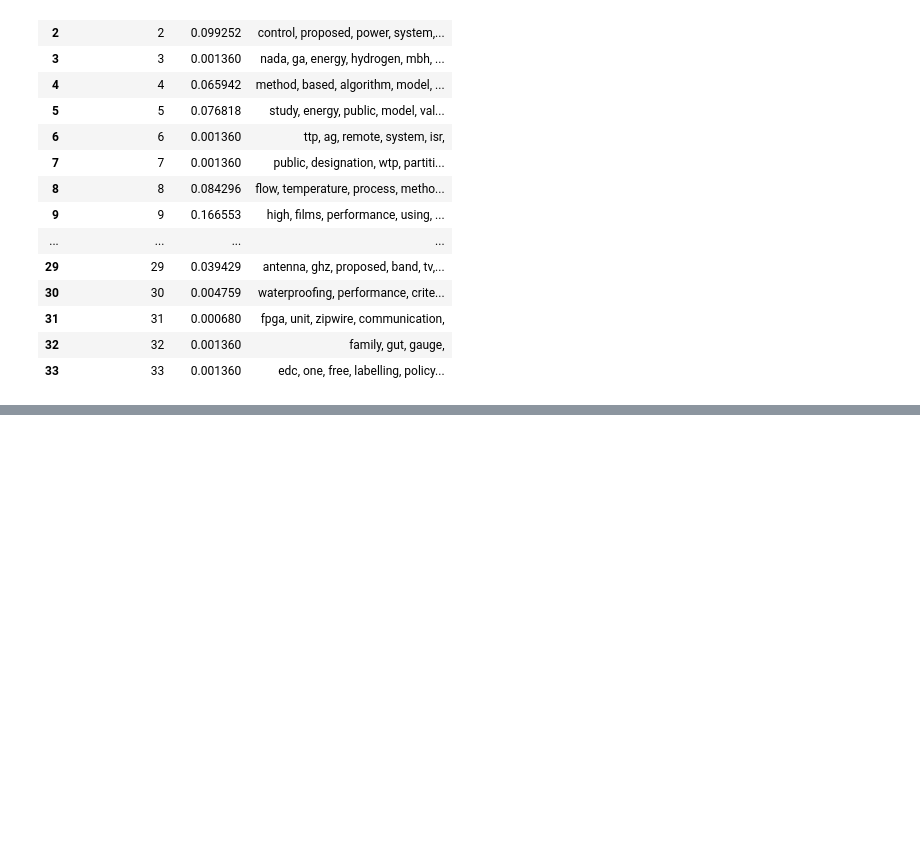
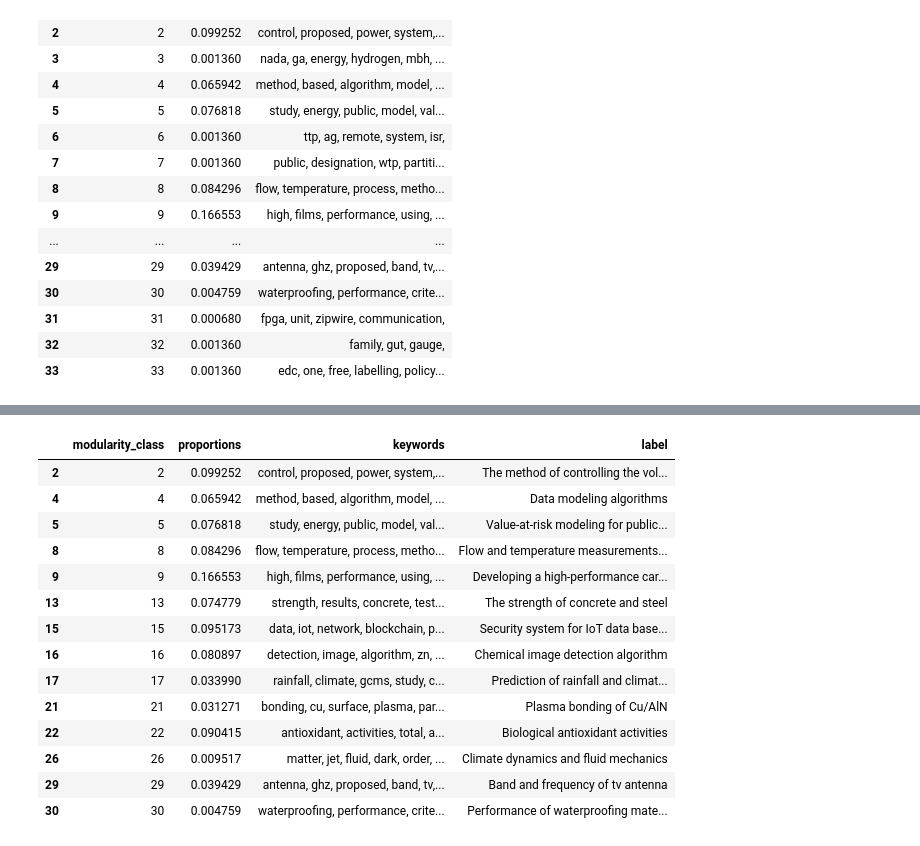
Before and after one commit to Kiminjo/Research-area-extract-from-papers, a Jupyter notebook: community_detection.ipynb, the cells around one changed output, grey strips where cells are left out. Cells and saved outputs as stored; diff of their text form; code cells hidden in the pictures; blank space fills up the shorter version.

```diff
--- a/community_detection.ipynb
+++ b/community_detection.ipynb
@@ -156,2 +184,22 @@ keywords_df
 # %%
 keywords_df.to_csv('community_info.csv', encoding='utf-8')
+# %%
+keywords_df_labeled = keywords_df[(keywords_df.label != 'None')]
+# %%
+keywords_df_labeled
+# %% [output]
+|  | modularity_class | proportions | keywords | label |
+| 2 | 2 | 0.099252 | control, proposed, power, system,... | The method of controlling the vol... |
+| 4 | 4 | 0.065942 | method, based, algorithm, model, ... | Data modeling algorithms |
+| 5 | 5 | 0.076818 | study, energy, public, model, val... | Value-at-risk modeling for public... |
+| 8 | 8 | 0.084296 | flow, temperature, process, metho... | Flow and temperature measurements... |
+| 9 | 9 | 0.166553 | high, films, performance, using, ... | Developing a high-performance car... |
+| 13 | 13 | 0.074779 | strength, results, concrete, test... | The strength of concrete and steel |
+| 15 | 15 | 0.095173 | data, iot, network, blockchain, p... | Security system for IoT data base... |
+| 16 | 16 | 0.080897 | detection, image, algorithm, zn, ... | Chemical image detection algorithm |
+| 17 | 17 | 0.033990 | rainfall, climate, gcms, study, c... | Prediction of rainfall and climat... |
+| 21 | 21 | 0.031271 | bonding, cu, surface, plasma, par... | Plasma bonding of Cu/AlN |
+| 22 | 22 | 0.090415 | antioxidant, activities, total, a... | Biological antioxidant activities |
+| 26 | 26 | 0.009517 | matter, jet, fluid, dark, order, ... | Climate dynamics and fluid mechanics |
+| 29 | 29 | 0.039429 | antenna, ghz, proposed, band, tv,... | Band and frequency of tv antenna |
+| 30 | 30 | 0.004759 | waterproofing, performance, crite... | Performance of waterproofing mate... |
```
Also changed, not shown: parts of 4 cells of this notebook, 1 other file.
